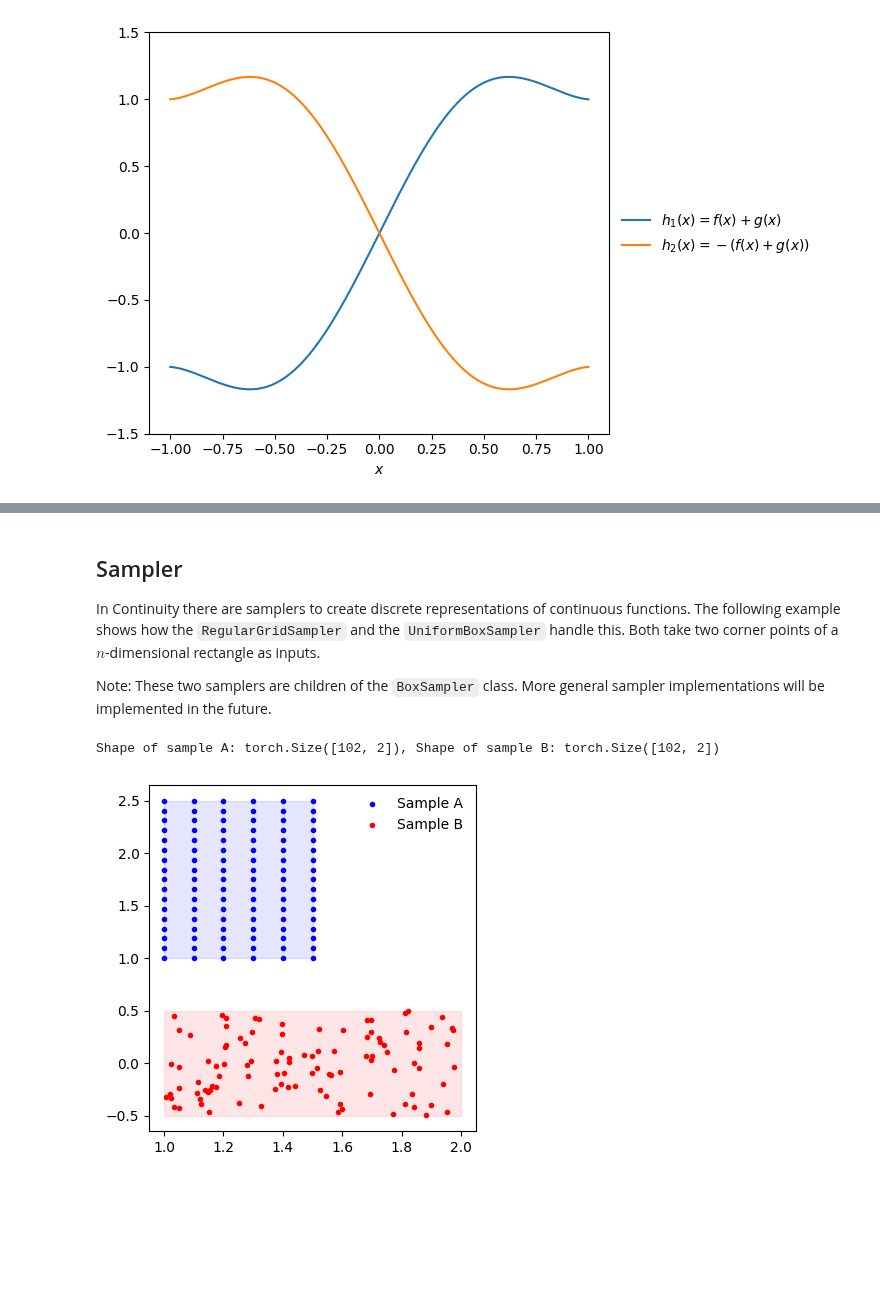
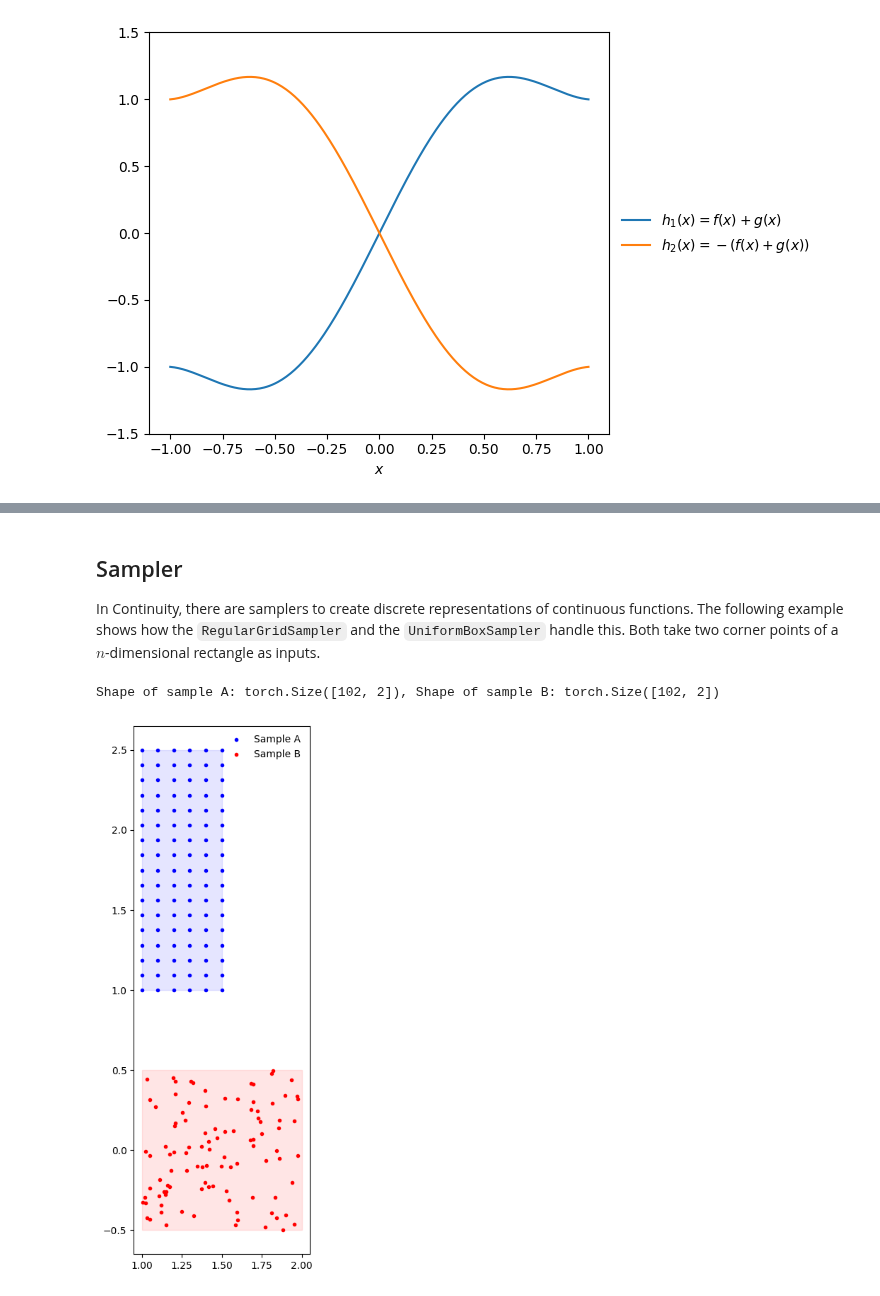
Before and after one commit to aai-institute/continuiti, a Jupyter notebook: examples/functions.ipynb, the cells around one changed output, grey strips where cells are left out. Cells and saved outputs as stored; diff of their text form; code cells hidden in the pictures; blank space fills up the shorter version.

```diff
--- a/examples/functions.ipynb
+++ b/examples/functions.ipynb
@@ -121,9 +125,7 @@ fig.tight_layout()
 # %% [markdown]
 ## Sampler
 
-In Continuity there are samplers to create discrete representations of continuous functions. The following example shows how the `RegularGridSampler` and the `UniformBoxSampler` handle this. Both take two corner points of a $n$-dimensional rectangle as inputs.
-
-Note: These two samplers are children of the `BoxSampler` class. More general sampler implementations will be implemented in the future.
+In Continuity, there are samplers to create discrete representations of continuous functions. The following example shows how the `RegularGridSampler` and the `UniformBoxSampler` handle this. Both take two corner points of a $n$-dimensional rectangle as inputs.
 # %%
 from continuity.discrete import RegularGridSampler, UniformBoxSampler
 
@@ -139,14 +140,15 @@ print(f"Shape of sample A: {samples_a.shape}, Shape of sample B: {samples_b.shap
 # %% [output]
 Shape of sample A: torch.Size([102, 2]), Shape of sample B: torch.Size([102, 2])
 # %%
-fig, ax = plt.subplots(figsize=(4, 4))
+fig, ax = plt.subplots(figsize=(4, 8))
 ax.plot(samples_a[:, 0], samples_a[:, 1], 'b.', label="Sample A")
 a_bbox = patches.Rectangle((1, 1), .5, 1.5, alpha=0.1, color='b')
 ax.add_patch(a_bbox)
 ax.plot(samples_b[:, 0], samples_b[:, 1], 'r.', label="Sample B")
 b_bbox = patches.Rectangle((1, -.5), 1, 1, alpha=0.1, color='r')
 ax.add_patch(b_bbox)
+ax.set_aspect(1)
 ax.legend()
 fig.tight_layout()
 # %% [output]
-[figure, old version]
+[figure, new version]
```
Also changed, not shown: parts of 16 cells of this notebook, 11 other files.
